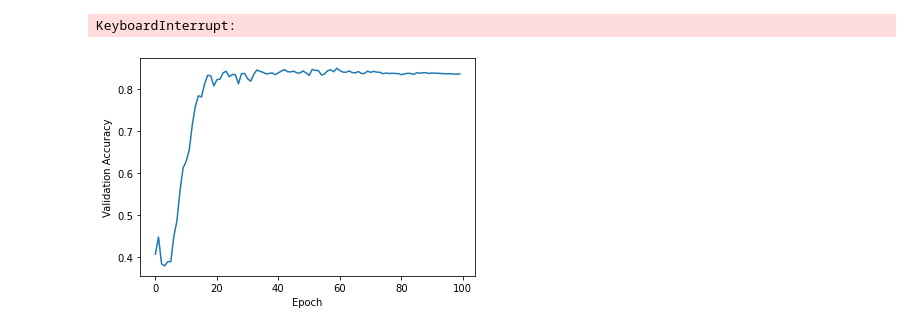
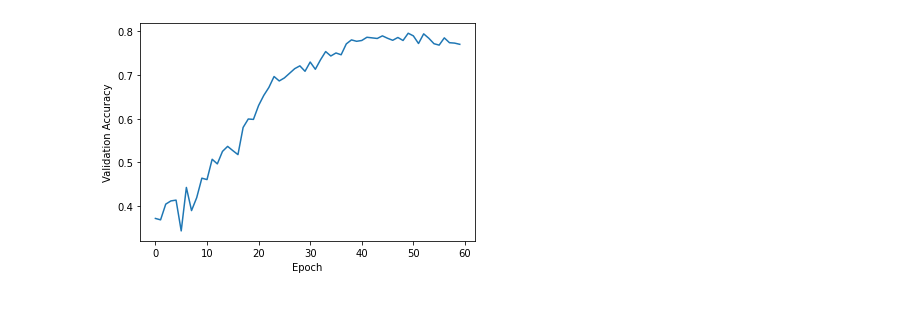
Before and after one commit to MemEye/memeye_studies, a Jupyter notebook: train.ipynb, the cells around one changed output. Drawn from its saved outputs; the diff is of its cells as text; code cells hidden in the pictures.

```diff
--- a/train.ipynb
+++ b/train.ipynb
@@ -7,22 +9,20 @@ import os
-# %%
-train=torch.load('train4_3_dataloader.pt')
-val=torch.load('val4_3_dataloader.pt')
 # %%
 loss_fn=torch.nn.CrossEntropyLoss()
 # %%
 output_classes=4
-for dropout in [0.1]:
-    for layer in [3,2,4]:
-            for hidden_dim in [10,16,32,64]:
-                if layer==3 and hidden_dim!=64:
-                    continue
+dropout=0.1
+for second in [3]:
+    train=torch.load('train'+str(second)+'_dataloader.pt')
+    val=torch.load('val'+str(second)+'_dataloader.pt')
+    for layer in [3]:
+            for hidden_dim in [32]:
                 torch.manual_seed(0)
-                model=LSTMModel(10,hidden_dim,layer,output_classes,dropout)
-                optimizer=torch.optim.Adam(model.parameters(),lr=0.01)
+                model=LSTMModel(10,hidden_dim,layer,output_classes,dropout,bidirectional=True)
+                optimizer=torch.optim.AdamW(model.parameters(),lr=0.01)
                 scheduler=torch.optim.lr_scheduler.StepLR(optimizer,step_size=20,gamma=0.3)
-                if not os.path.exists('model4_3s/0.01_'+str(dropout)+'_'+str(layer)+'_'+str(hidden_dim)):
-                    os.makedirs('model4_3s/0.01_'+str(dropout)+'_'+str(layer)+'_'+str(hidden_dim))
-                filename='model4_3s/0.01_'+str(dropout)+'_'+str(layer)+'_'+str(hidden_dim)
+                filename='modelBi'+str(second)+'/'+str(layer)+'_'+str(hidden_dim)
+                if not os.path.exists(filename):
+                    os.makedirs(filename)
                 f=open(filename+'/results.txt','w')
                 loss_arr=[]
                 training_accuracy=[]
@@ -32,6 +32,7 @@ for dropout in [0.1]:
                     loss_sum=0
                     for i,(x,y) in enumerate(train):
                         optimizer.zero_grad()
+                        #Give input to bidirectional LSTM
                         y_pred=model(x)
                         loss=loss_fn(y_pred,y)
                         loss.backward()
@@ -124,6 +125,11 @@ for dropout in [0.1]:
                     f.write('True negative per class: '+str(tn_per_class)+'\n')
                     f.write('\n')
                     torch.save(model,filename+'/model'+str(epoch)+'.pt')
+                    #Early stopping
+                    if epoch>50 and val_accuracy[-1]<val_accuracy[-2] and training_accuracy[-1]-training_accuracy[-10]<0.01:
+                        break
+                f.write('Best val accuracy: '+str(max(val_accuracy))+'\n')
+                f.write('Epoch with best val accuracy: '+str(val_accuracy.index(max(val_accuracy)))+'\n')
                 plt.plot(loss_arr)
                 plt.xlabel('Epoch')
                 plt.ylabel('Loss')
@@ -160,2 +166 @@ Epoch:  3 Val Accuracy:  0.37119113573407203
-KeyboardInterrupt:
-[figure, old version]
+[figure, new version]
```
Also changed, not shown: parts of 4 cells of this notebook, 5 other files.
